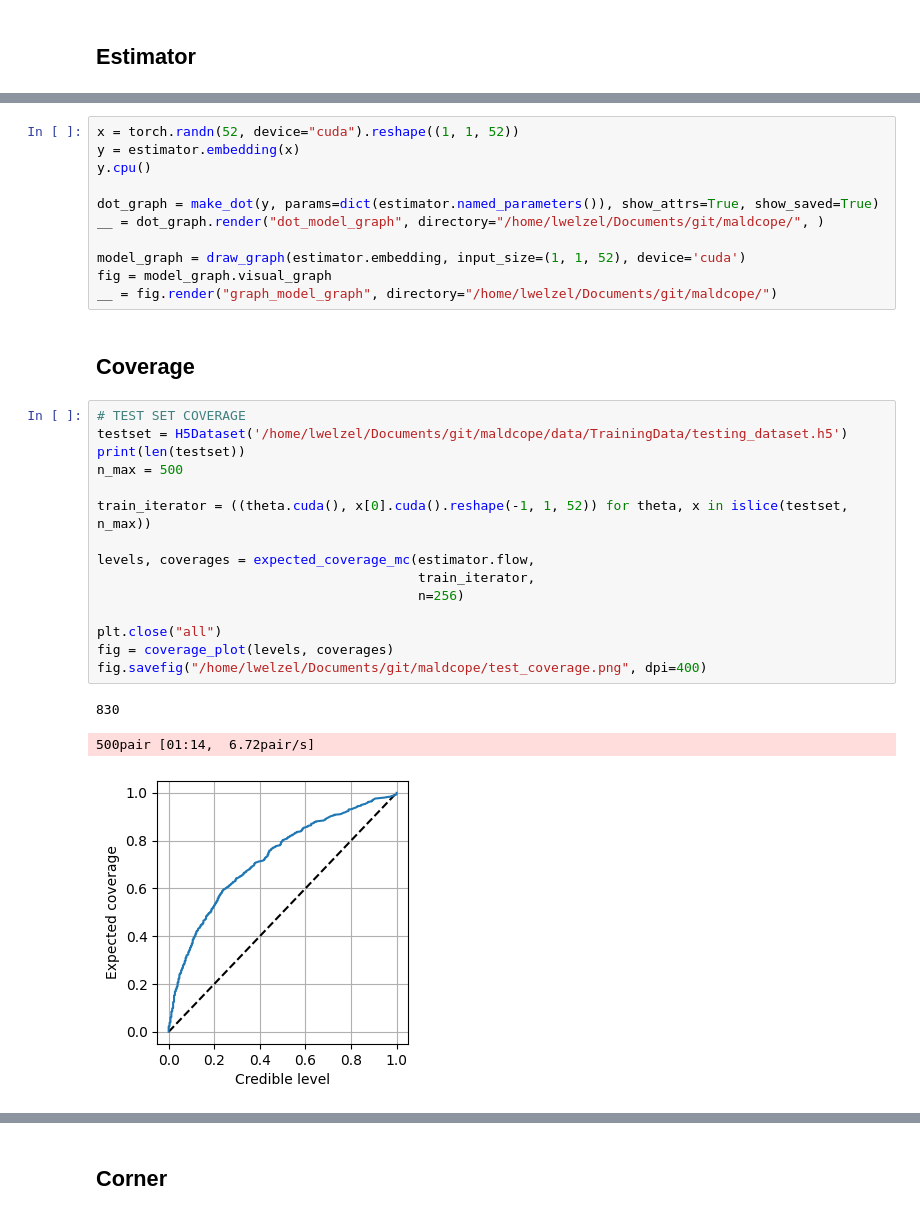
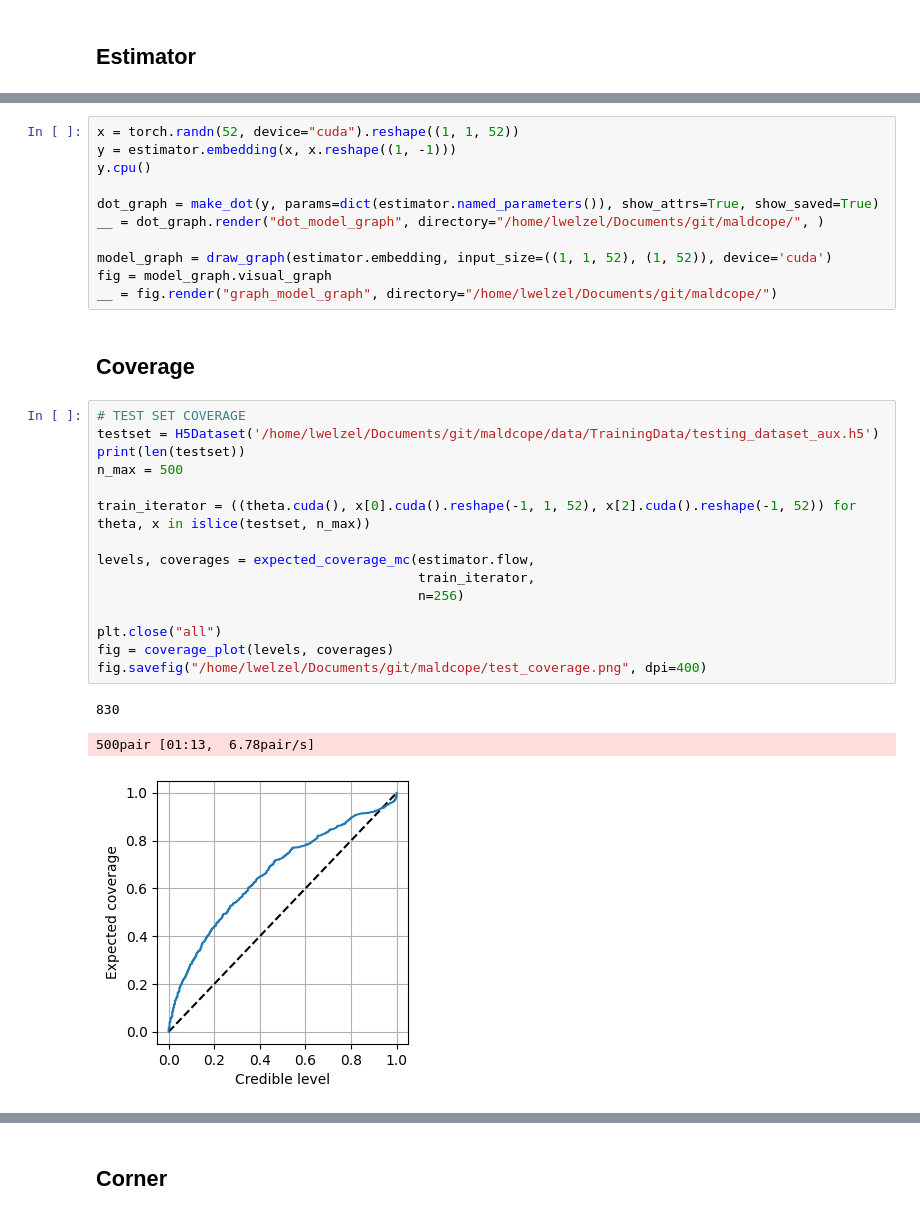
Before and after one commit to lwelzel/maldcope, a Jupyter notebook: eval.ipynb, the cells around one changed output, grey strips where cells are left out. Cells and saved outputs as stored; diff of their text form.

```diff
--- a/eval.ipynb
+++ b/eval.ipynb
@@ -115,34 +113,34 @@ print(count_parameters(estimator))
 # %%
 x = torch.randn(52, device="cuda").reshape((1, 1, 52))
-y = estimator.embedding(x)
+y = estimator.embedding(x, x.reshape((1, -1)))
 y.cpu()
 
 dot_graph = make_dot(y, params=dict(estimator.named_parameters()), show_attrs=True, show_saved=True)
 __ = dot_graph.render("dot_model_graph", directory="/home/lwelzel/Documents/git/maldcope/", )
 
-model_graph = draw_graph(estimator.embedding, input_size=(1, 1, 52), device='cuda')
+model_graph = draw_graph(estimator.embedding, input_size=((1, 1, 52), (1, 52)), device='cuda')
 fig = model_graph.visual_graph
 __ = fig.render("graph_model_graph", directory="/home/lwelzel/Documents/git/maldcope/")
 # %% [markdown]
 ## Coverage
 # %%
 # TEST SET COVERAGE
-testset = H5Dataset('/home/lwelzel/Documents/git/maldcope/data/TrainingData/testing_dataset.h5')
+testset = H5Dataset('/home/lwelzel/Documents/git/maldcope/data/TrainingData/testing_dataset_aux.h5')
 print(len(testset))
 n_max = 500
 
-train_iterator = ((theta.cuda(), x[0].cuda().reshape(-1, 1, 52)) for theta, x in islice(testset, n_max))
+train_iterator = ((theta.cuda(), x[0].cuda().reshape(-1, 1, 52), x[2].cuda().reshape(-1, 52)) for theta, x in islice(testset, n_max))
 
 levels, coverages = expected_coverage_mc(estimator.flow,
                                          train_iterator,
                                          n=256)
 
 plt.close("all")
 fig = coverage_plot(levels, coverages)
 fig.savefig("/home/lwelzel/Documents/git/maldcope/test_coverage.png", dpi=400)
 # %% [output]
 830
-500pair [01:14,  6.72pair/s]
+500pair [01:13,  6.78pair/s]
-[figure, old version]
+[figure, new version]
 # %%
 # TRAIN SET COVERAGE
```
Also changed, not shown: parts of 14 cells of this notebook, 7 other files.
